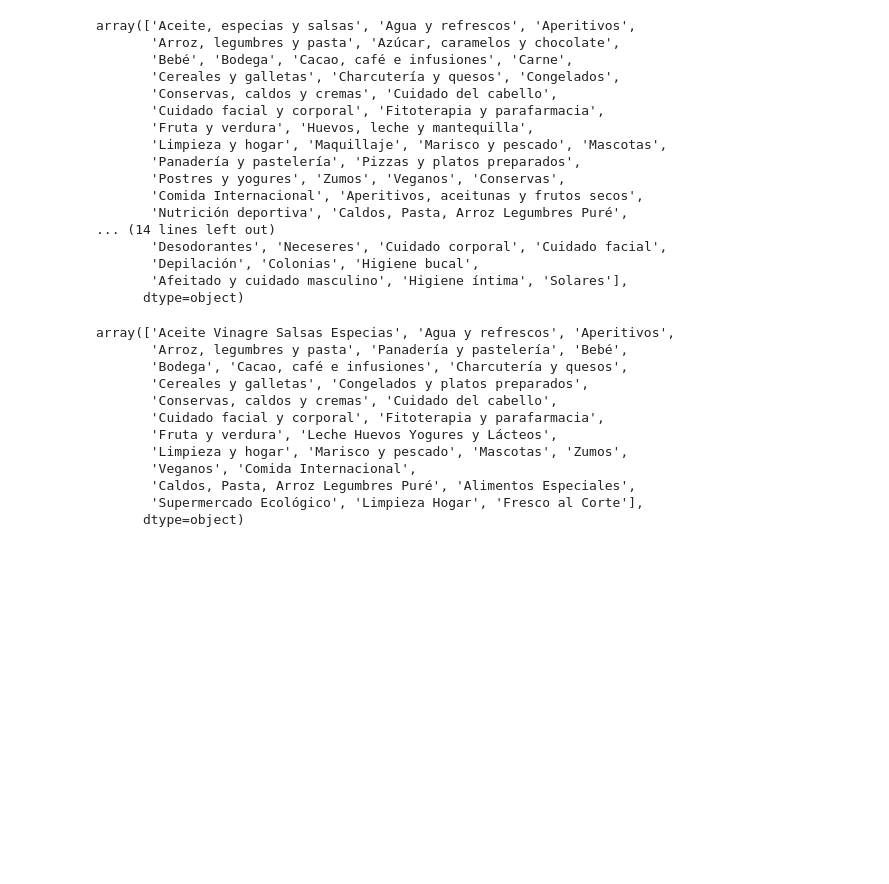
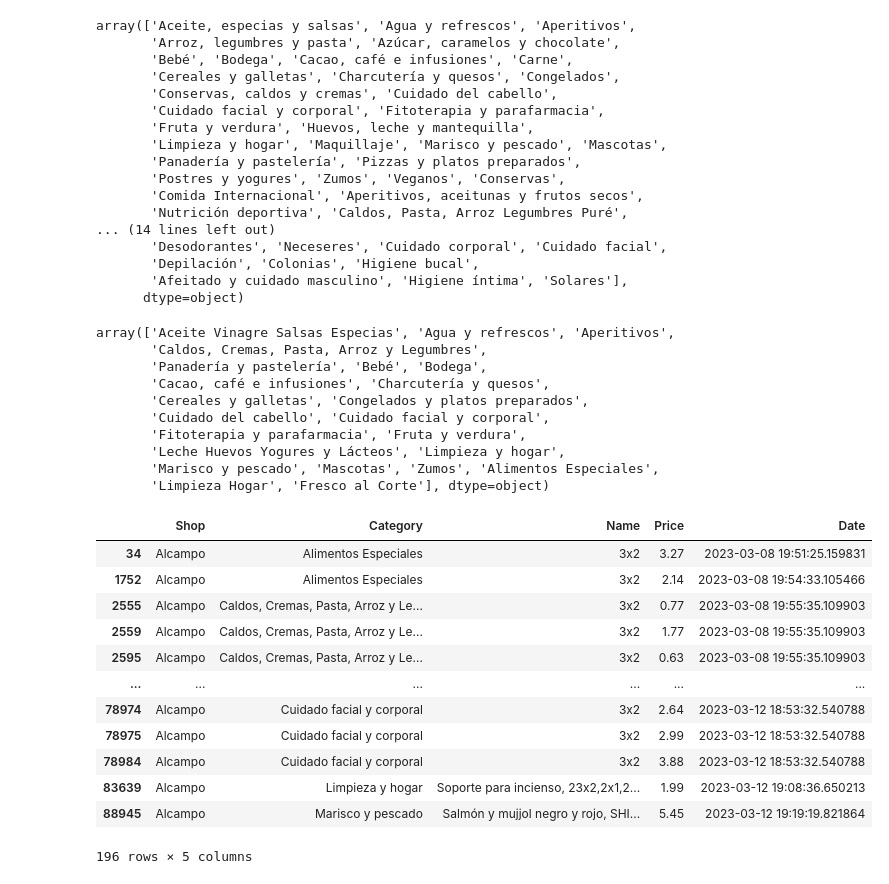
Before and after one commit to IgnacioGB1990/Grocery-Chains, a Jupyter notebook: src/dataCleaned/dataConcat.ipynb, the cells around one changed output. Cells and saved outputs as stored; diff of their text form; code cells hidden in the pictures; blank space fills up the shorter version.

```diff
--- a/src/dataCleaned/dataConcat.ipynb
+++ b/src/dataCleaned/dataConcat.ipynb
@@ -131,17 +131,45 @@ df3['Category'].mask(df3['Category'] == "Desodorantes" ,"Cuidado facial y corpor
 df3['Category'].mask(df3['Category'] == "Neceseres" ,"Cuidado facial y corporal", inplace=True)
 df3['Category'].mask(df3['Category'] == "Maquillaje" ,"Cuidado facial y corporal", inplace=True)
 
+df3['Category'].mask(df3['Category'] == "Supermercado Ecológico" ,"Alimentos Especiales", inplace=True)
+df3['Category'].mask(df3['Category'] == "Comida Internacional" ,"Alimentos Especiales", inplace=True)
+df3['Category'].mask(df3['Category'] == "Veganos" ,"Alimentos Especiales", inplace=True)
+
+df3['Category'].mask(df3['Category'] == "Caldos, Pasta, Arroz Legumbres Puré" ,"Caldos, Cremas, Pasta, Arroz y Legumbres", inplace=True)
+df3['Category'].mask(df3['Category'] == "Conservas, caldos y cremas" ,"Caldos, Cremas, Pasta, Arroz y Legumbres", inplace=True)
+df3['Category'].mask(df3['Category'] == "Arroz, legumbres y pasta" ,"Caldos, Cremas, Pasta, Arroz y Legumbres", inplace=True)
+
+
+
 df3["Category"].unique()
 # %% [output]
 array(['Aceite Vinagre Salsas Especias', 'Agua y refrescos', 'Aperitivos',
-       'Arroz, legumbres y pasta', 'Panadería y pastelería', 'Bebé',
-       'Bodega', 'Cacao, café e infusiones', 'Charcutería y quesos',
+       'Caldos, Cremas, Pasta, Arroz y Legumbres',
+       'Panadería y pastelería', 'Bebé', 'Bodega',
+       'Cacao, café e infusiones', 'Charcutería y quesos',
        'Cereales y galletas', 'Congelados y platos preparados',
-       'Conservas, caldos y cremas', 'Cuidado del cabello',
-       'Cuidado facial y corporal', 'Fitoterapia y parafarmacia',
-       'Fruta y verdura', 'Leche Huevos Yogures y Lácteos',
-       'Limpieza y hogar', 'Marisco y pescado', 'Mascotas', 'Zumos',
-       'Veganos', 'Comida Internacional',
-       'Caldos, Pasta, Arroz Legumbres Puré', 'Alimentos Especiales',
-       'Supermercado Ecológico', 'Limpieza Hogar', 'Fresco al Corte'],
-      dtype=object)
+       'Cuidado del cabello', 'Cuidado facial y corporal',
+       'Fitoterapia y parafarmacia', 'Fruta y verdura',
+       'Leche Huevos Yogures y Lácteos', 'Limpieza y hogar',
+       'Marisco y pescado', 'Mascotas', 'Zumos', 'Alimentos Especiales',
+       'Limpieza Hogar', 'Fresco al Corte'], dtype=object)
+# %%
+df3.dropna(inplace=True)
+# %%
+df3[df3["Name"].str.contains("-70%")]
+df3[df3["Name"].str.contains("-50%")]
+df3[df3["Name"].str.contains("3x2")]
+# %% [output]
+|  | Shop | Category | Name | Price | Date |
+| 34 | Alcampo | Alimentos Especiales | 3x2 | 3.27 | 2023-03-08 19:51:25.159831 |
+| 1752 | Alcampo | Alimentos Especiales | 3x2 | 2.14 | 2023-03-08 19:54:33.105466 |
+| 2555 | Alcampo | Caldos, Cremas, Pasta, Arroz y Le... | 3x2 | 0.77 | 2023-03-08 19:55:35.109903 |
+| 2559 | Alcampo | Caldos, Cremas, Pasta, Arroz y Le... | 3x2 | 1.77 | 2023-03-08 19:55:35.109903 |
+| 2595 | Alcampo | Caldos, Cremas, Pasta, Arroz y Le... | 3x2 | 0.63 | 2023-03-08 19:55:35.109903 |
+| ... | ... | ... | ... | ... | ... |
+| 78974 | Alcampo | Cuidado facial y corporal | 3x2 | 2.64 | 2023-03-12 18:53:32.540788 |
+| 78975 | Alcampo | Cuidado facial y corporal | 3x2 | 2.99 | 2023-03-12 18:53:32.540788 |
+| 78984 | Alcampo | Cuidado facial y corporal | 3x2 | 3.88 | 2023-03-12 18:53:32.540788 |
+| 83639 | Alcampo | Limpieza y hogar | Soporte para incienso, 23x2,2x1,2... | 1.99 | 2023-03-12 19:08:36.650213 |
+| 88945 | Alcampo | Marisco y pescado | Salmón y mujjol negro y rojo, SHI... | 5.45 | 2023-03-12 19:19:19.821864 |
+196 rows × 5 columns
```
Also changed, not shown: parts of 16 cells of this notebook, 27 other files.
